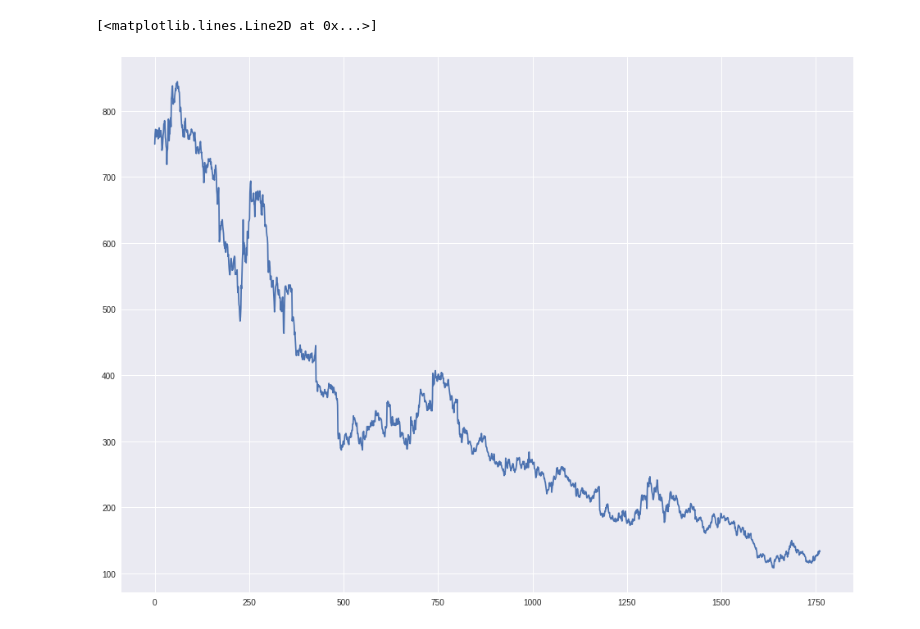
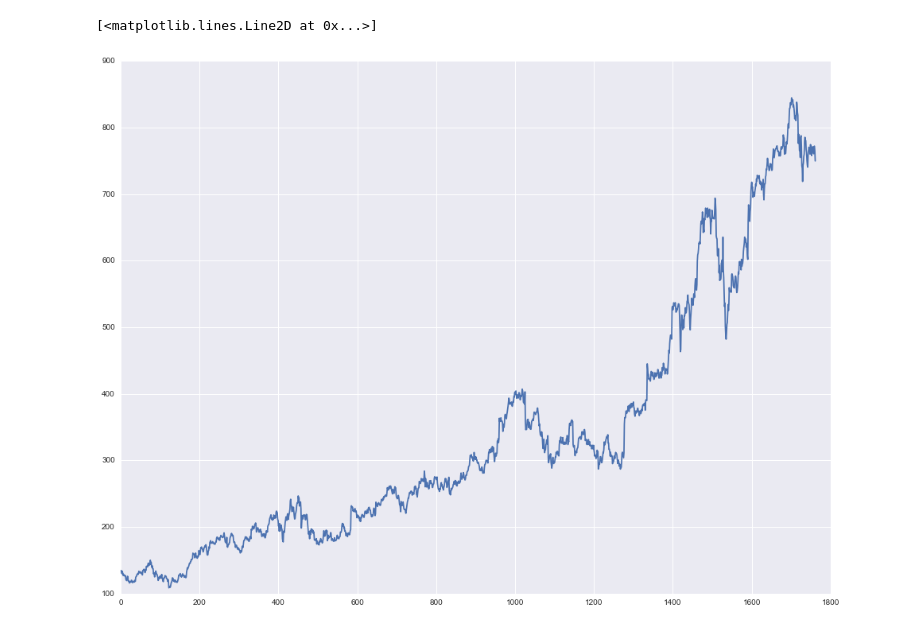
Before and after one commit to Max1993Liu/stock_price_prediction, a Jupyter notebook: stock_price.ipynb, the cells around one changed output. Cells and saved outputs as stored; diff of their text form; code cells hidden in the pictures.

```diff
--- a/stock_price.ipynb
+++ b/stock_price.ipynb
@@ -1,22 +1,29 @@
 # %%
 from yahoo_finance import Share
 import pandas as pd
 import numpy as np
 import seaborn as sns
 import matplotlib.pyplot as plt
 %matplotlib inline
 
-#yahoo = Share("AMZN")
-#price_history = yahoo.get_historical('2010-01-01', '2017-01-01')
+stock = "AMZN"
+
+yahoo = Share(stock)
+price_history = yahoo.get_historical('2010-01-01', '2017-01-01')
+
+close_price = [ day['Adj_Close'] for day in price_history]
+date = [ day['Date'] for day in price_history]
+
+data = pd.DataFrame(dict(price=close_price, date=date))
+data['date']  = pd.to_datetime(data.date)
+
+
+#reverse the order of dataframe
+data = data.reindex(index=data.index[::-1])
+data.index = range(len(data))
+
+_ = plt.figure(figsize = (16,12))
+plt.plot(data['price'])
+# %% [output]
+[<matplotlib.lines.Line2D at 0x...>]
+[figure, added]
-# %%
-close_price = [ day['Adj_Close'] for day in price_history]
-date = [ day['Date'] for day in price_history]
-
-data = pd.DataFrame(dict(price=close_price, date=date))
-data['date']  = pd.to_datetime(data.date)
-
-_ = plt.figure(figsize = (16,12))
-plt.plot(data['price'])
-# %% [output]
-[<matplotlib.lines.Line2D at 0x...>]
-[figure, removed]
```
Also changed, not shown: parts of 8 cells of this notebook.
